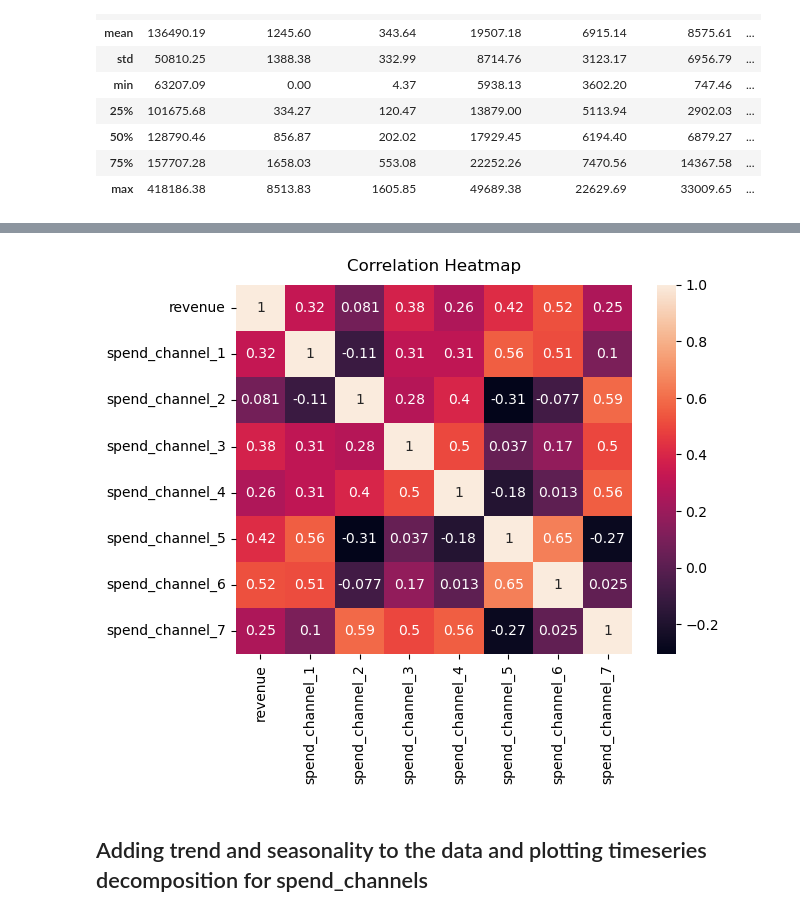
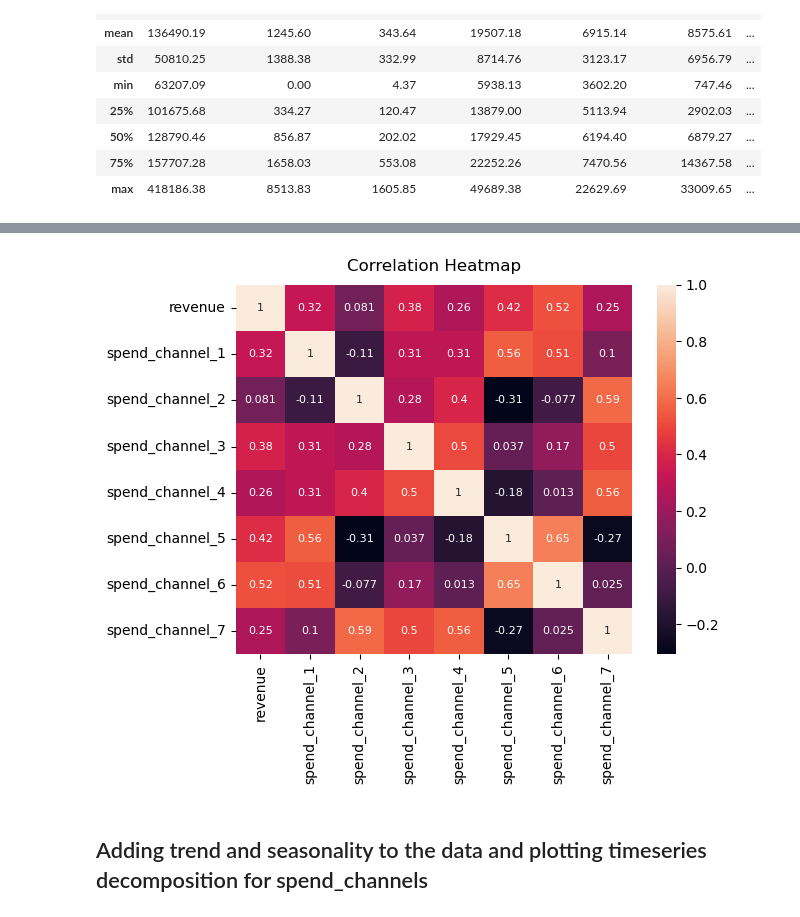
Before and after one commit to maciejcn/recruitment_challenge, a Jupyter notebook: DataScience_202209/bayes_mmm.ipynb, the cells around one changed output, grey strips where cells are left out. Drawn from its saved outputs; the diff is of its cells as text; code cells hidden in the pictures.

```diff
--- a/DataScience_202209/bayes_mmm.ipynb
+++ b/DataScience_202209/bayes_mmm.ipynb
@@ -56,10 +71,10 @@ correlation_matrix
 | spend_channel_6 | 0.522644 | 0.514291 | -0.077497 | 0.170534 | 0.013237 | 0.650802 | ... |
 | spend_channel_7 | 0.249895 | 0.102148 | 0.588705 | 0.496535 | 0.559980 | -0.274113 | ... |
 # %%
-heatmap = sns.heatmap(mmm_data.corr(), annot=True)
+heatmap = sns.heatmap(mmm_data.corr(), annot=True, annot_kws={'size':8})
 heatmap.set_title('Correlation Heatmap', fontdict={'fontsize':12}, pad=10);
 # %% [output]
-[figure, old version]
+[figure, new version]
 # %%
 fig_channels = go.Figure()
 
```
Also changed, not shown: parts of 24 cells of this notebook, 1 other file.
